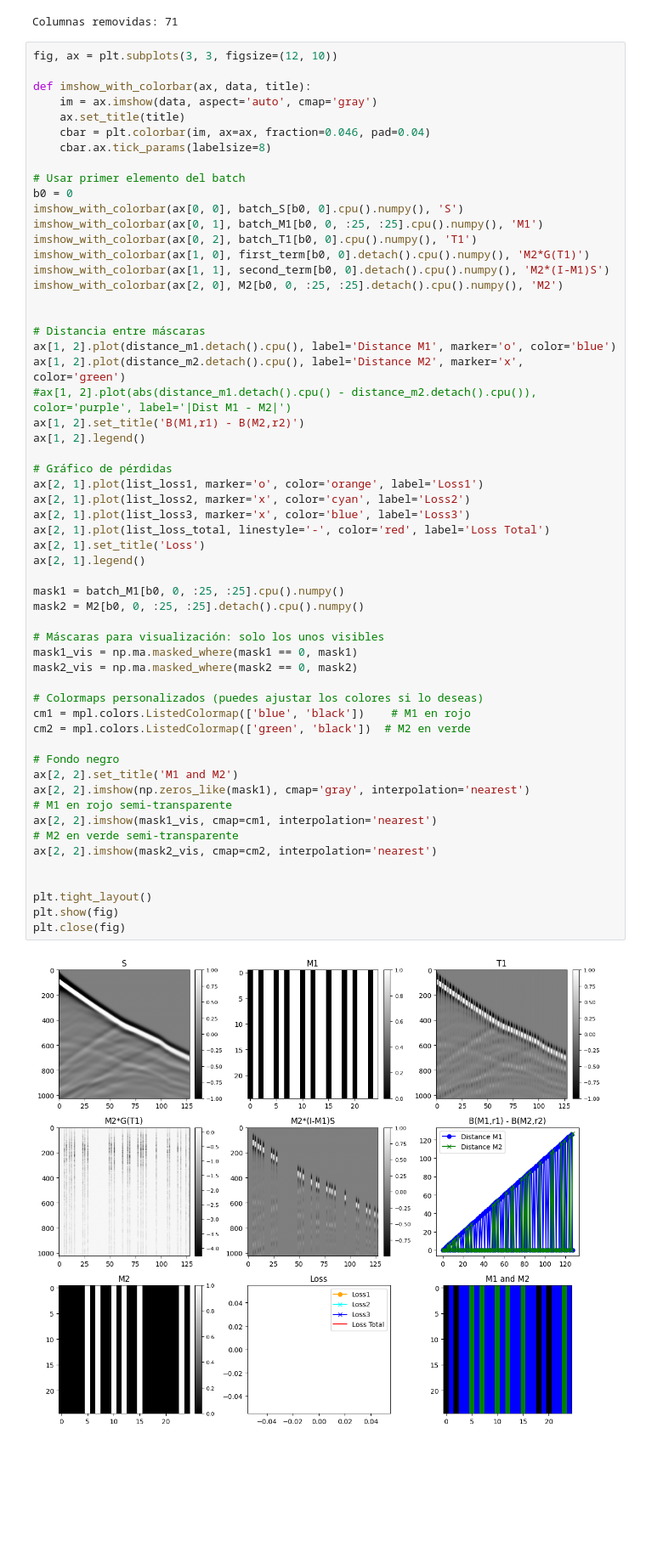
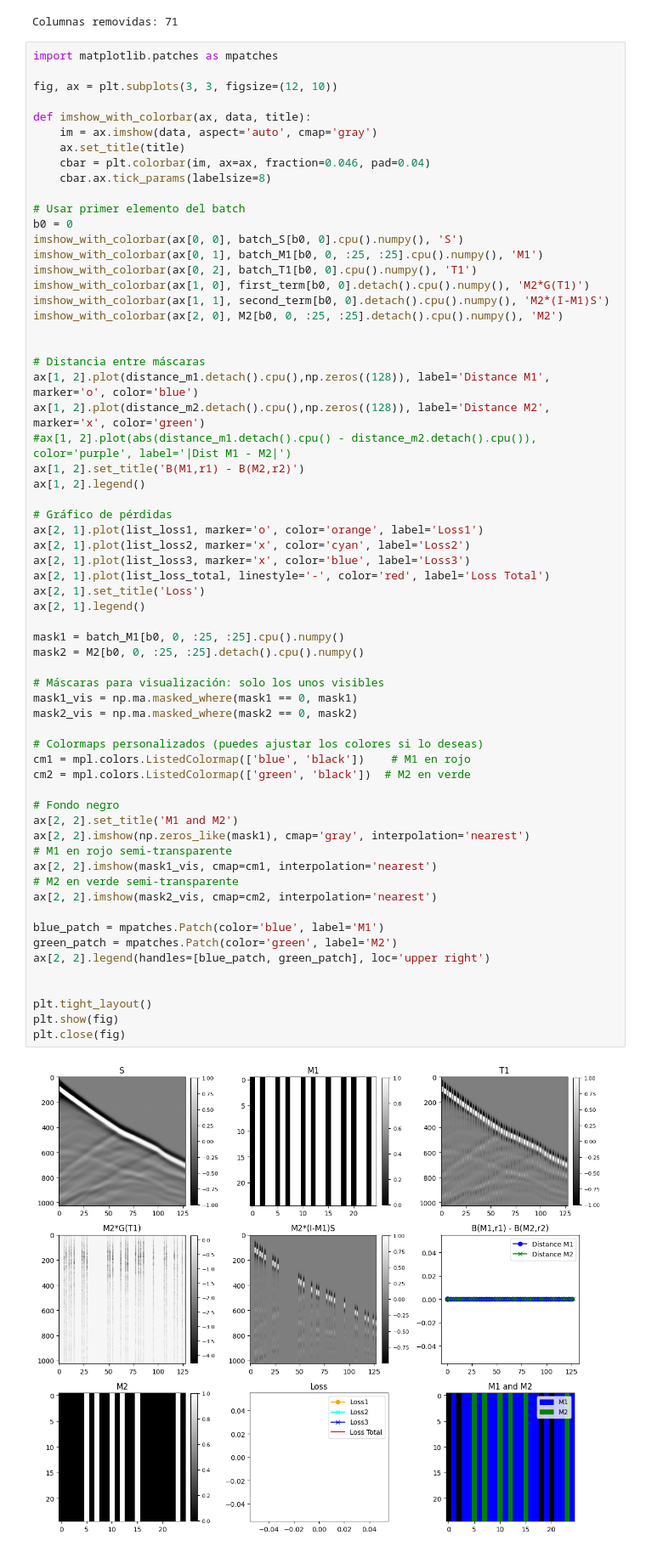
Before and after one commit to Anagabrielamantilla/ContinuousAcquisition, a Jupyter notebook: test.ipynb, the cells around one changed output. Shown: that part at 85% size. Cells and saved outputs as stored; diff of their text form; blank space fills up the shorter version.

```diff
--- a/test.ipynb
+++ b/test.ipynb
@@ -73,6 +73,8 @@ Maximum value of S tensor(1.)
 Minimum value of S tensor(-1.)
 Columnas removidas: 71
 # %%
+import matplotlib.patches as mpatches
+
 fig, ax = plt.subplots(3, 3, figsize=(12, 10))
 
 def imshow_with_colorbar(ax, data, title):
@@ -92,8 +94,8 @@ imshow_with_colorbar(ax[2, 0], M2[b0, 0, :25, :25].detach().cpu().numpy(), 'M2')
 
 
 # Distancia entre máscaras
-ax[1, 2].plot(distance_m1.detach().cpu(), label='Distance M1', marker='o', color='blue')
-ax[1, 2].plot(distance_m2.detach().cpu(), label='Distance M2', marker='x', color='green')
+ax[1, 2].plot(distance_m1.detach().cpu(),np.zeros((128)), label='Distance M1', marker='o', color='blue')
+ax[1, 2].plot(distance_m2.detach().cpu(),np.zeros((128)), label='Distance M2', marker='x', color='green')
 #ax[1, 2].plot(abs(distance_m1.detach().cpu() - distance_m2.detach().cpu()), color='purple', label='|Dist M1 - M2|')
 ax[1, 2].set_title('B(M1,r1) - B(M2,r2)')
 ax[1, 2].legend()
@@ -103,31 +105,35 @@ ax[2, 1].plot(list_loss1, marker='o', color='orange', label='Loss1')
 ax[2, 1].plot(list_loss2, marker='x', color='cyan', label='Loss2')
 ax[2, 1].plot(list_loss3, marker='x', color='blue', label='Loss3')
 ax[2, 1].plot(list_loss_total, linestyle='-', color='red', label='Loss Total')
 ax[2, 1].set_title('Loss')
 ax[2, 1].legend()
 
 mask1 = batch_M1[b0, 0, :25, :25].cpu().numpy()
 mask2 = M2[b0, 0, :25, :25].detach().cpu().numpy()
 
 # Máscaras para visualización: solo los unos visibles
 mask1_vis = np.ma.masked_where(mask1 == 0, mask1)
 mask2_vis = np.ma.masked_where(mask2 == 0, mask2)
 
 # Colormaps personalizados (puedes ajustar los colores si lo deseas)
 cm1 = mpl.colors.ListedColormap(['blue', 'black'])    # M1 en rojo
 cm2 = mpl.colors.ListedColormap(['green', 'black'])  # M2 en verde
 
 # Fondo negro
 ax[2, 2].set_title('M1 and M2')
 ax[2, 2].imshow(np.zeros_like(mask1), cmap='gray', interpolation='nearest')
 # M1 en rojo semi-transparente
 ax[2, 2].imshow(mask1_vis, cmap=cm1, interpolation='nearest')
 # M2 en verde semi-transparente
 ax[2, 2].imshow(mask2_vis, cmap=cm2, interpolation='nearest')
 
+blue_patch = mpatches.Patch(color='blue', label='M1')
+green_patch = mpatches.Patch(color='green', label='M2')
+ax[2, 2].legend(handles=[blue_patch, green_patch], loc='upper right')
+
 
 plt.tight_layout()
 plt.show(fig)
 plt.close(fig)
 # %% [output]
-[figure, old version]
+[figure, new version]
```
